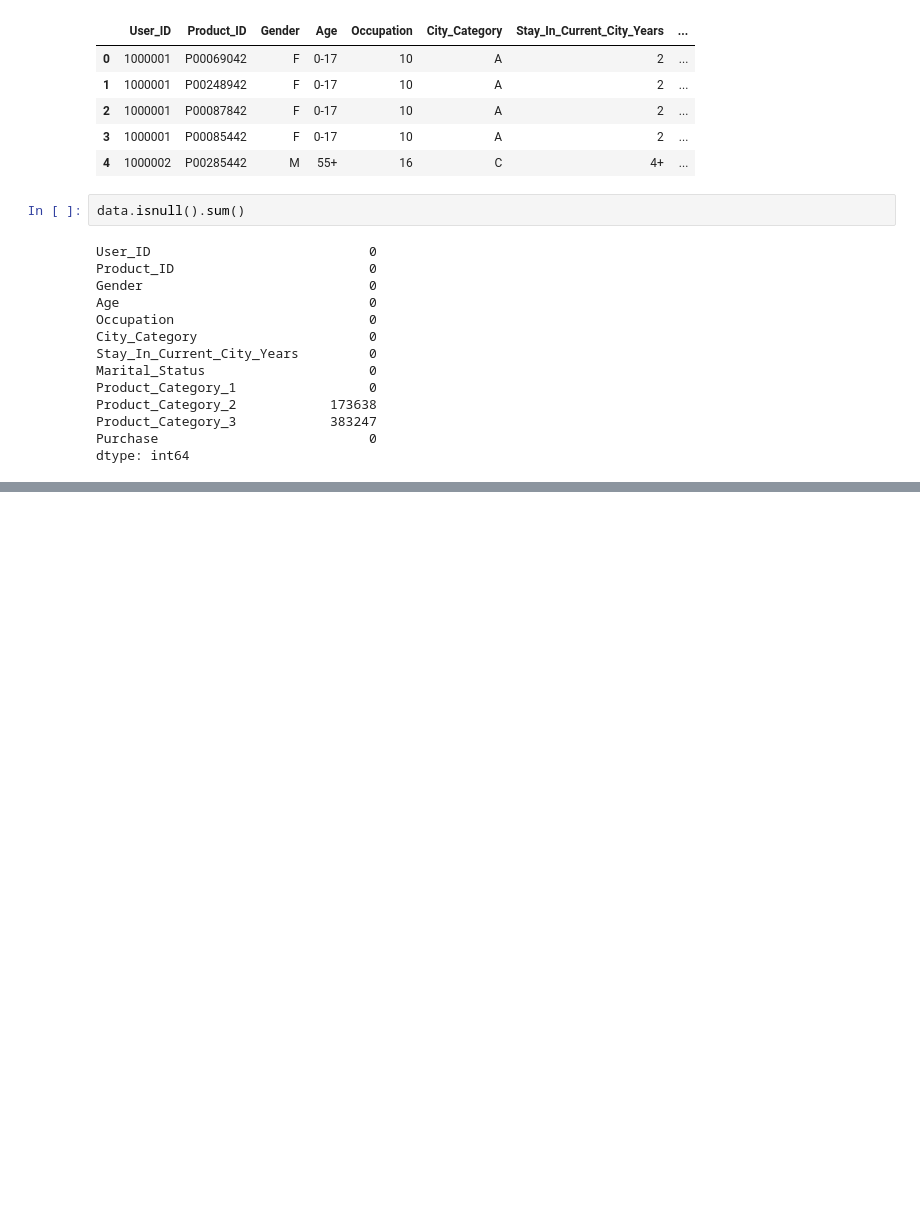
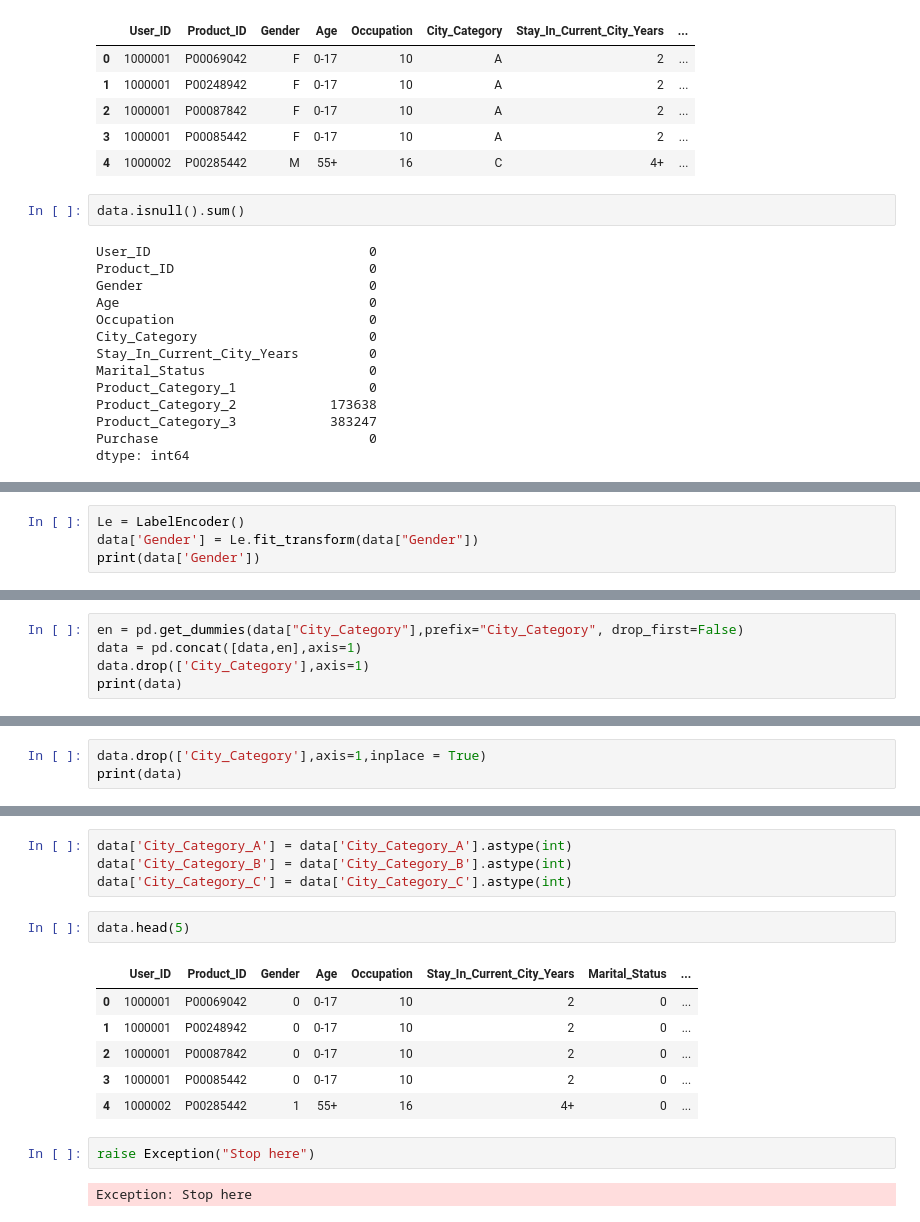
Before and after one commit to megha-ambujakshan/Black-Friday-Purchases-Prediction, a Jupyter notebook: blackfriday.ipynb, the cells around one changed output, grey strips where cells are left out. Drawn from its saved outputs; the diff is of its cells as text; blank space fills up the shorter version.

Commit message:
Cleanse data in-progress

```diff
--- a/blackfriday.ipynb
+++ b/blackfriday.ipynb
@@ -108,0 +141,4 @@ dtype: int64
+# %%
+Le = LabelEncoder()
+data['Gender'] = Le.fit_transform(data["Gender"])
+print(data['Gender'])
@@ -108,0 +158,5 @@ dtype: int64
+# %%
+en = pd.get_dummies(data["City_Category"],prefix="City_Category", drop_first=False)
+data = pd.concat([data,en],axis=1)
+data.drop(['City_Category'],axis=1)
+print(data)
@@ -108,0 +181,3 @@ dtype: int64
+# %%
+data.drop(['City_Category'],axis=1,inplace = True)
+print(data)
@@ -108,0 +202,17 @@ dtype: int64
+# %%
+data['City_Category_A'] = data['City_Category_A'].astype(int)
+data['City_Category_B'] = data['City_Category_B'].astype(int)
+data['City_Category_C'] = data['City_Category_C'].astype(int)
+# %%
+data.head(5)
+# %% [output]
+|  | User_ID | Product_ID | Gender | Age | Occupation | Stay_In_Current_City_Years | Marital_Status | ... |
+| 0 | 1000001 | P00069042 | 0 | 0-17 | 10 | 2 | 0 | ... |
+| 1 | 1000001 | P00248942 | 0 | 0-17 | 10 | 2 | 0 | ... |
+| 2 | 1000001 | P00087842 | 0 | 0-17 | 10 | 2 | 0 | ... |
+| 3 | 1000001 | P00085442 | 0 | 0-17 | 10 | 2 | 0 | ... |
+| 4 | 1000002 | P00285442 | 1 | 55+ | 16 | 4+ | 0 | ... |
+# %%
+raise Exception("Stop here")
+# %% [output]
+Exception: Stop here
```
Also changed, not shown: parts of 11 cells of this notebook.
